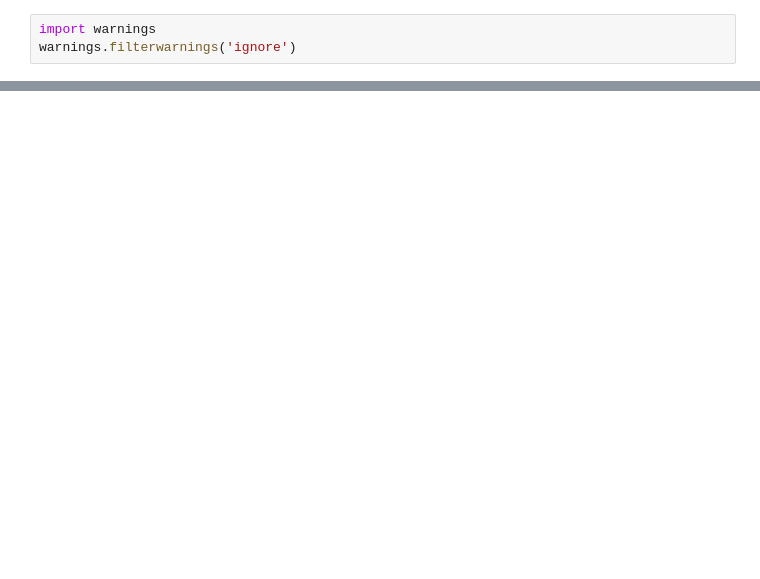
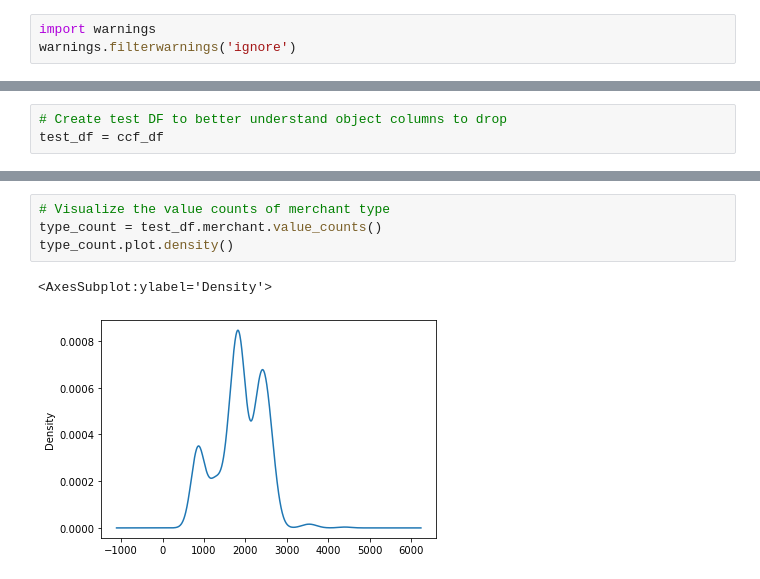
Before and after one commit to ashleighbridges/credit_card_fraud, a Jupyter notebook: ccf_preprocess_mlenv.ipynb, the cells around one changed output, grey strips where cells are left out. Saved outputs shown, nothing was run; the diff lists cells and outputs as text; blank space fills up the shorter version.

```diff
--- a/ccf_preprocess_mlenv.ipynb
+++ b/ccf_preprocess_mlenv.ipynb
@@ -81,0 +56,3 @@ Name: is_fraud, dtype: int64
+# %%
+# Create test DF to better understand object columns to drop
+test_df = ccf_df
@@ -81,0 +75,7 @@ Name: is_fraud, dtype: int64
+# %%
+# Visualize the value counts of merchant type
+type_count = test_df.merchant.value_counts()
+type_count.plot.density()
+# %% [output]
+<AxesSubplot:ylabel='Density'>
+[figure, added]
```
Also changed, not shown: parts of 31 cells of this notebook.
